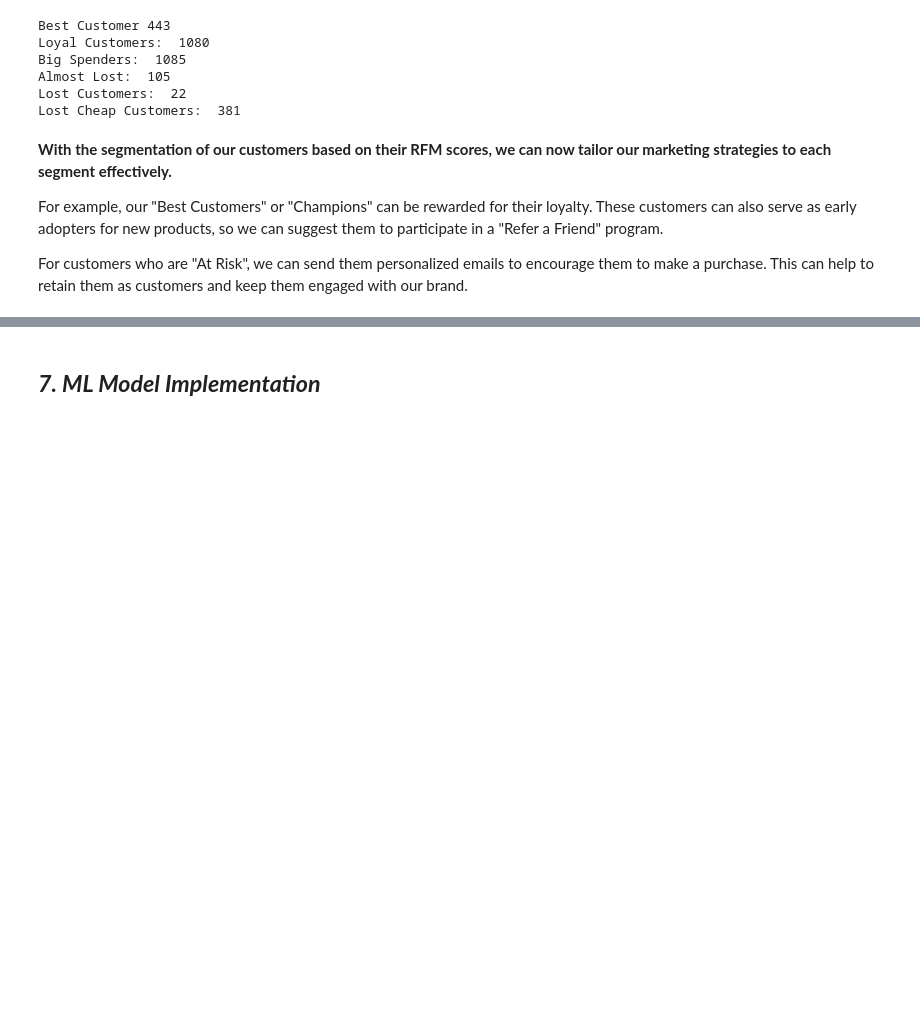
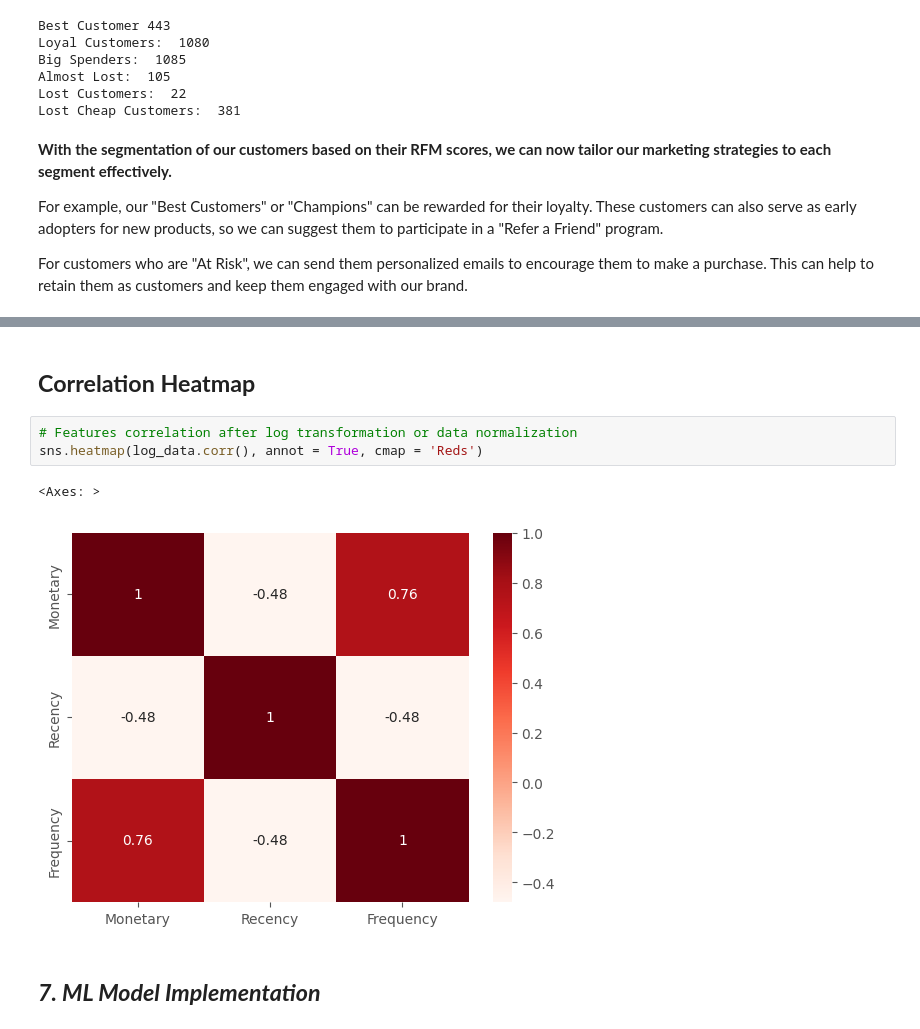
Before and after one commit to Preetirai-tech/Online-Retail-Customer-Segmentation-Project, a Jupyter notebook: Customer_Segmentation.ipynb, the cells around one changed output, grey strips where cells are left out. Saved outputs shown, nothing was run; the diff lists cells and outputs as text; blank space fills up the shorter version.

```diff
--- a/Customer_Segmentation.ipynb
+++ b/Customer_Segmentation.ipynb
@@ -823,3 +934,11 @@ For customers who are "At Risk", we can send them personalized emails to encoura
+# %% [markdown]
+## **Correlation Heatmap**
+# %%
+# Features correlation after log transformation or data normalization
+sns.heatmap(log_data.corr(), annot = True, cmap = 'Reds')
+# %% [output]
+<Axes: >
+[figure, added]
 # %% [markdown]
 ## ***7. ML Model Implementation***
 # %% [markdown]
```
Also changed, not shown: parts of 20 cells of this notebook.
